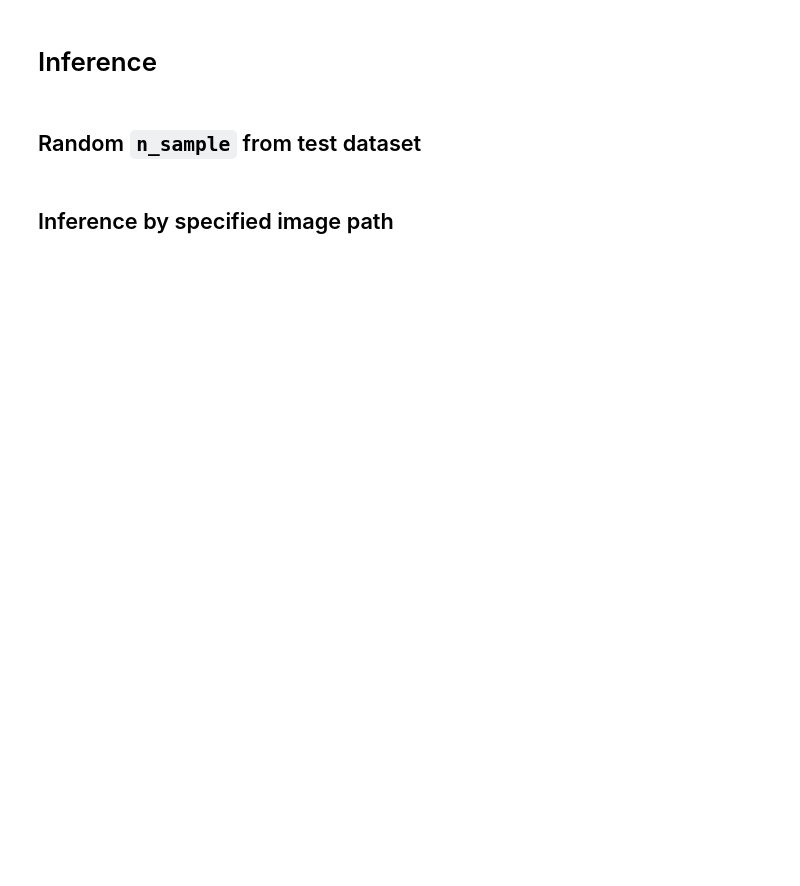
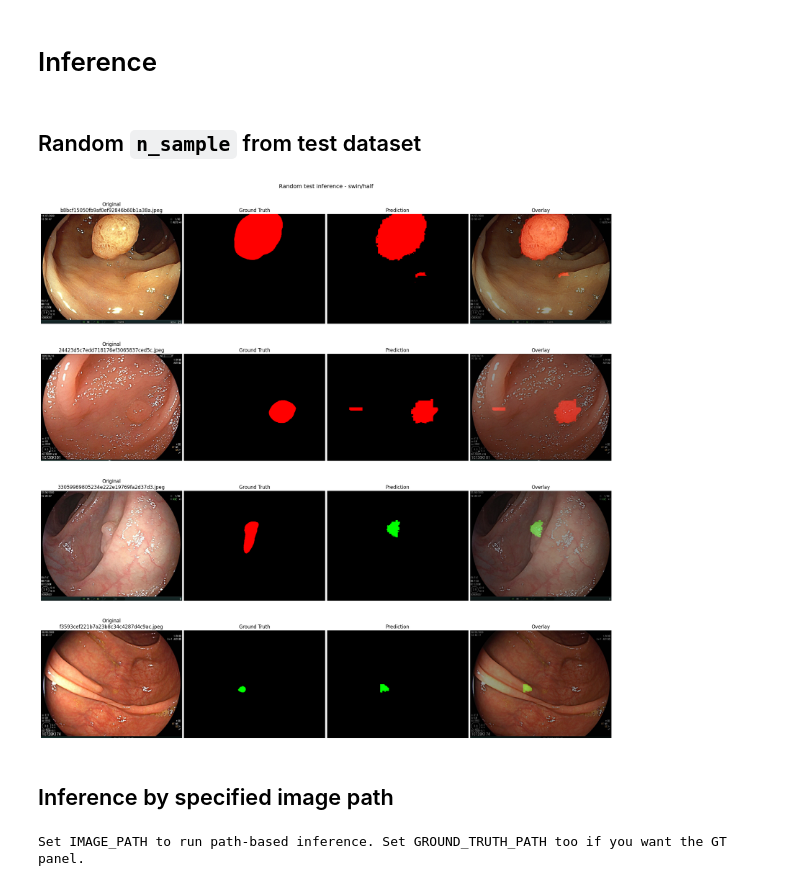
Before and after one commit to Avcuongy/poply-image-segmentation, a Jupyter notebook: notebooks/evaluation_swin_unet.ipynb, the cells around one changed output. Saved outputs shown, nothing was run; the diff lists cells and outputs as text; code cells hidden in the pictures; blank space fills up the shorter version.

```diff
--- a/notebooks/evaluation_swin_unet.ipynb
+++ b/notebooks/evaluation_swin_unet.ipynb
@@ -2414,0 +777,21 @@ print("Loaded models:", list(SWIN_MODELS))
+# %%
+MODELS = {}
+MODEL_CONFIGS = {}
+MODEL_INFO = {}
+TEST_DATASETS = {}
+TEST_LOADERS = {}
+
+entries = list(checkpoint_entries(CHECKPOINTS))
+if not entries:
+    raise ValueError("Add at least one checkpoint path to CHECKPOINTS.")
+
+for label, model_type, path in entries:
+    model, model_config, info = build_and_load_model(path, model_type, CONFIG)
+    _, dataset, loader = build_test_data(model_config)
+    MODELS[label] = model
+    MODEL_CONFIGS[label] = model_config
+    MODEL_INFO[label] = info
+    TEST_DATASETS[label] = dataset
+    TEST_LOADERS[label] = loader
+    print(f"{label}: {len(dataset)} test images, "
+          f"input={model_config['image_height']}x{model_config['image_width']}")
@@ -2499,7 +915,7 @@ def _read_gt_class_mask(ground_truth_path):
 
 
 @torch.inference_mode()
-def inference_swin_image(
+def inference_image(
     model,
     model_label,
     image_path,
@@ -2531,7 +947,7 @@ def inference_swin_image(
     )
 
     pred_mask = (
-        predict_swin_batch(
+        predict_batch(
             model=model,
             images=image_tensor,
             model_label=model_label,
@@ -2553,7 +969,7 @@ def inference_swin_image(
     return pred_mask
 
 
-def visualize_swin_inference_samples(
+def visualize_inference_samples(
     model,
     model_label,
     dataset,
@@ -2608,7 +1024,7 @@ def visualize_swin_inference_samples(
         image_path = Path(sample["image_path"])
         gt_path = Path(sample["mask_path"])
 
-        pred_mask = inference_swin_image(
+        pred_mask = inference_image(
             model=model,
             model_label=model_label,
             image_path=image_path,
@@ -2667,7 +1083,7 @@ def visualize_swin_inference_samples(
     plt.show()
 
 
-def visualize_swin_inference_path(
+def visualize_inference_path(
     model,
     model_label,
     image_path,
@@ -2688,7 +1104,7 @@ def visualize_swin_inference_path(
     """
     image_path = Path(image_path)
 
-    pred_mask = inference_swin_image(
+    pred_mask = inference_image(
         model=model,
         model_label=model_label,
         image_path=image_path,
@@ -2764,22 +1180,26 @@ def visualize_swin_inference_path(
 # %% [markdown]
 ## Random `n_sample` from test dataset
 # %%
-VIS_MODEL_LABEL = next(iter(SWIN_MODELS))
-VIS_MODEL = SWIN_MODELS[VIS_MODEL_LABEL]
+VIS_MODEL_LABEL = next(iter(MODELS))
+VIS_MODEL = MODELS[VIS_MODEL_LABEL]
+VIS_CONFIG = MODEL_CONFIGS[VIS_MODEL_LABEL]
+test_dataset = TEST_DATASETS[VIS_MODEL_LABEL]
 
 N_SAMPLE = 4
 VIS_SEED = None
 
-visualize_swin_inference_samples(
+visualize_inference_samples(
     model=VIS_MODEL,
     model_label=VIS_MODEL_LABEL,
     dataset=test_dataset,
     device=device,
-    num_classes=int(CONFIG["num_classes"]),
+    num_classes=int(VIS_CONFIG["num_classes"]),
     n_sample=N_SAMPLE,
     alpha=0.40,
     seed=VIS_SEED,
 )
+# %% [output]
+[figure, added]
 # %% [markdown]
 ## Inference by specified image path
 # %%
@@ -2793,13 +1213,15 @@ if IMAGE_PATH is None:
         "Set GROUND_TRUTH_PATH too if you want the GT panel."
     )
 else:
-    visualize_swin_inference_path(
+    visualize_inference_path(
         model=VIS_MODEL,
         model_label=VIS_MODEL_LABEL,
         image_path=IMAGE_PATH,
         transform=test_dataset.transform,
         device=device,
-        num_classes=int(CONFIG["num_classes"]),
+        num_classes=int(VIS_CONFIG["num_classes"]),
         ground_truth_path=GROUND_TRUTH_PATH,
         alpha=0.40,
     )
+# %% [output]
+Set IMAGE_PATH to run path-based inference. Set GROUND_TRUTH_PATH too if you want the GT panel.
```
Also changed, not shown: parts of 21 cells of this notebook, 12 other files.
